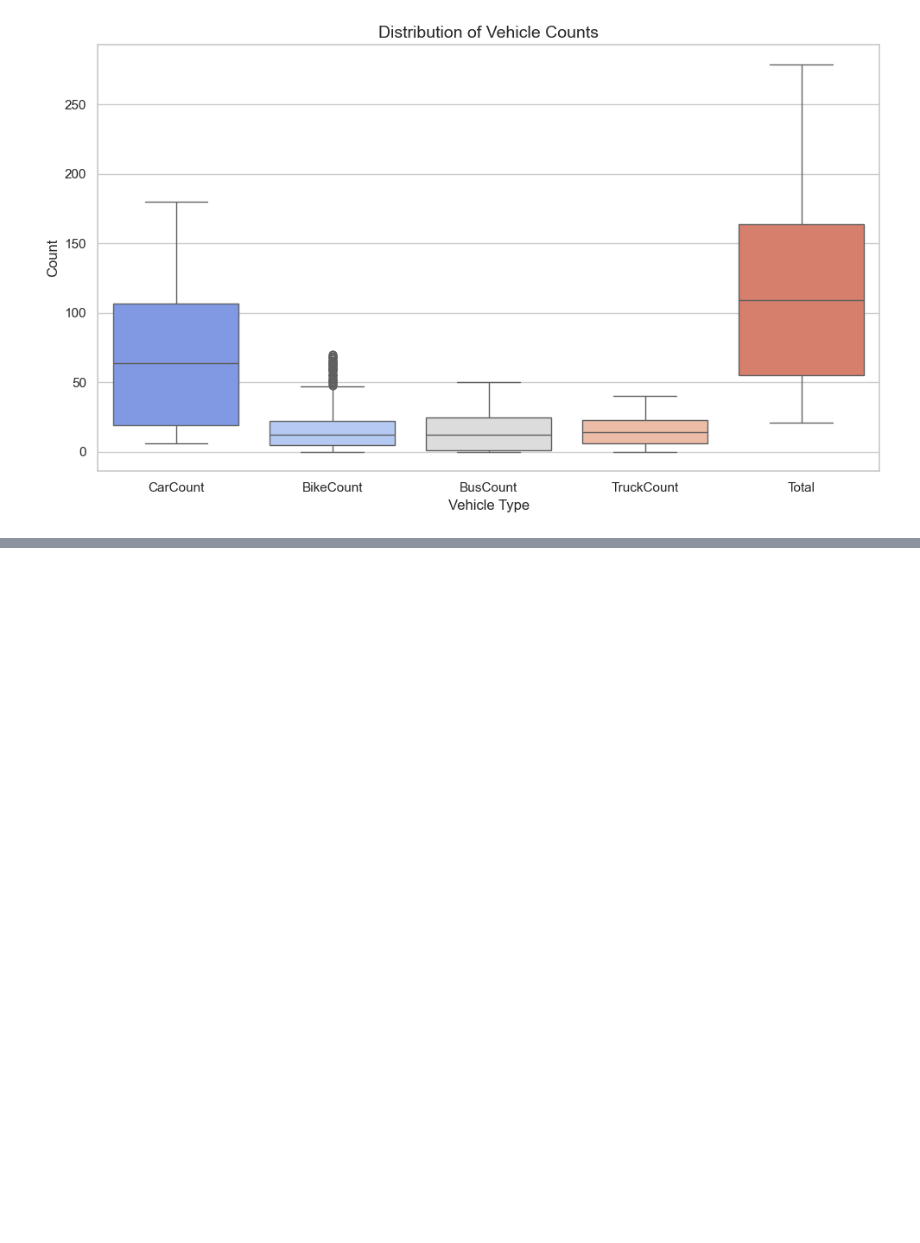
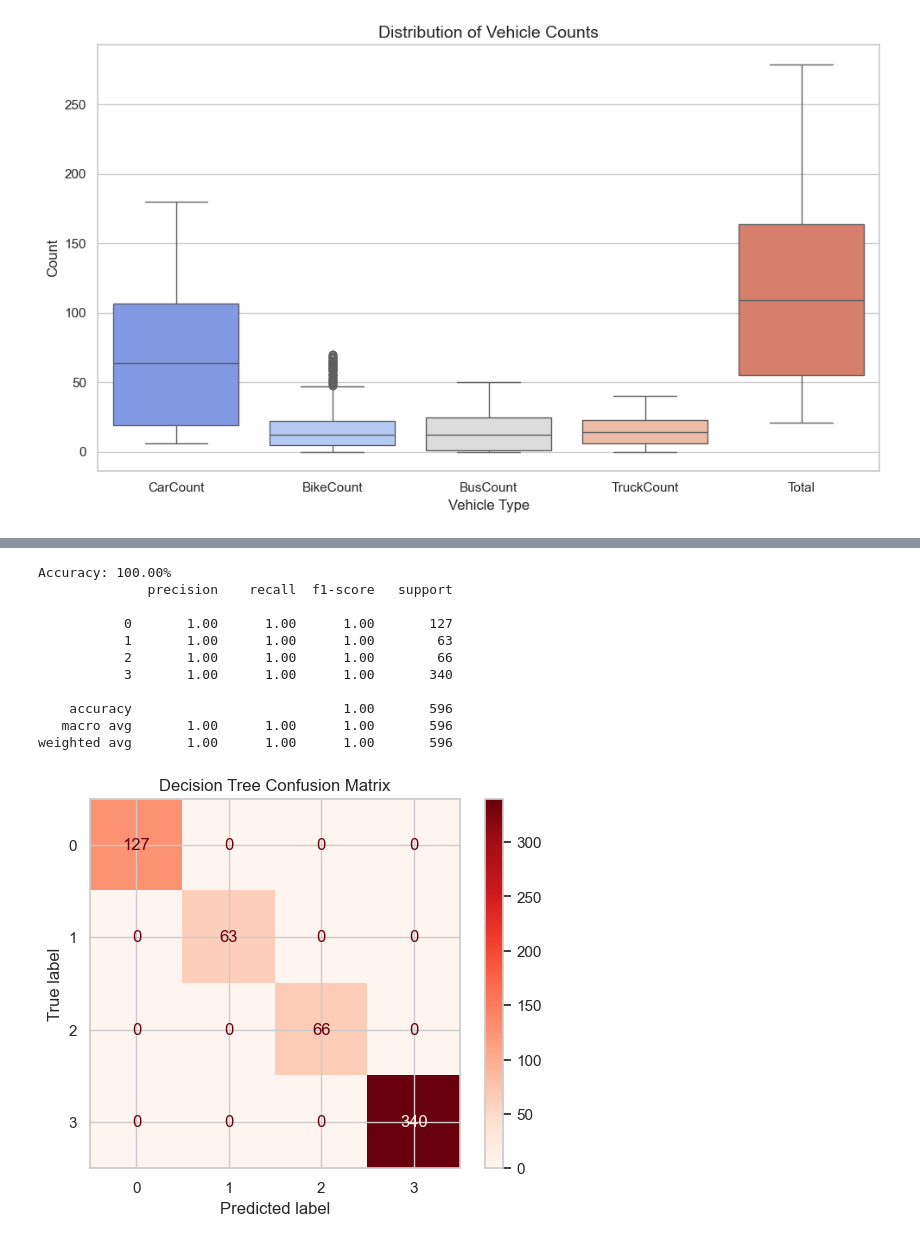
Before and after one commit to brownjordan317/CSCI-443, a Jupyter notebook: traffic_analysis/traffic_analysis.ipynb, the cells around one changed output, grey strips where cells are left out. Saved outputs shown, nothing was run; the diff lists cells and outputs as text; code cells hidden in the pictures; blank space fills up the shorter version.

```diff
--- a/traffic_analysis/traffic_analysis.ipynb
+++ b/traffic_analysis/traffic_analysis.ipynb
@@ -224,0 +226,33 @@ weighted avg       0.99      0.99      0.99       596
+# %%
+# decision tree classifier
+
+dt = DecisionTreeClassifier(criterion='gini', max_depth=5, random_state=42)
+dt.fit(X_train,y_train)
+
+#make predictions
+y_pred = dt.predict(X_test)
+
+#evaluate the model
+accuracy = accuracy_score(y_test, y_pred)
+print("Accuracy: {:.2f}%".format(accuracy * 100))
+
+print(classification_report(y_test, y_pred))
+
+cm = confusion_matrix(y_test, y_pred)
+disp = ConfusionMatrixDisplay(confusion_matrix=cm)
+disp.plot(cmap="Reds")
+plt.title("Decision Tree Confusion Matrix")
+plt.show()
+# %% [output]
+Accuracy: 100.00%
+              precision    recall  f1-score   support
+
+           0       1.00      1.00      1.00       127
+           1       1.00      1.00      1.00        63
+           2       1.00      1.00      1.00        66
+           3       1.00      1.00      1.00       340
+
+    accuracy                           1.00       596
+   macro avg       1.00      1.00      1.00       596
+weighted avg       1.00      1.00      1.00       596
+[figure, added]
```
Also changed, not shown: parts of 6 cells of this notebook.
